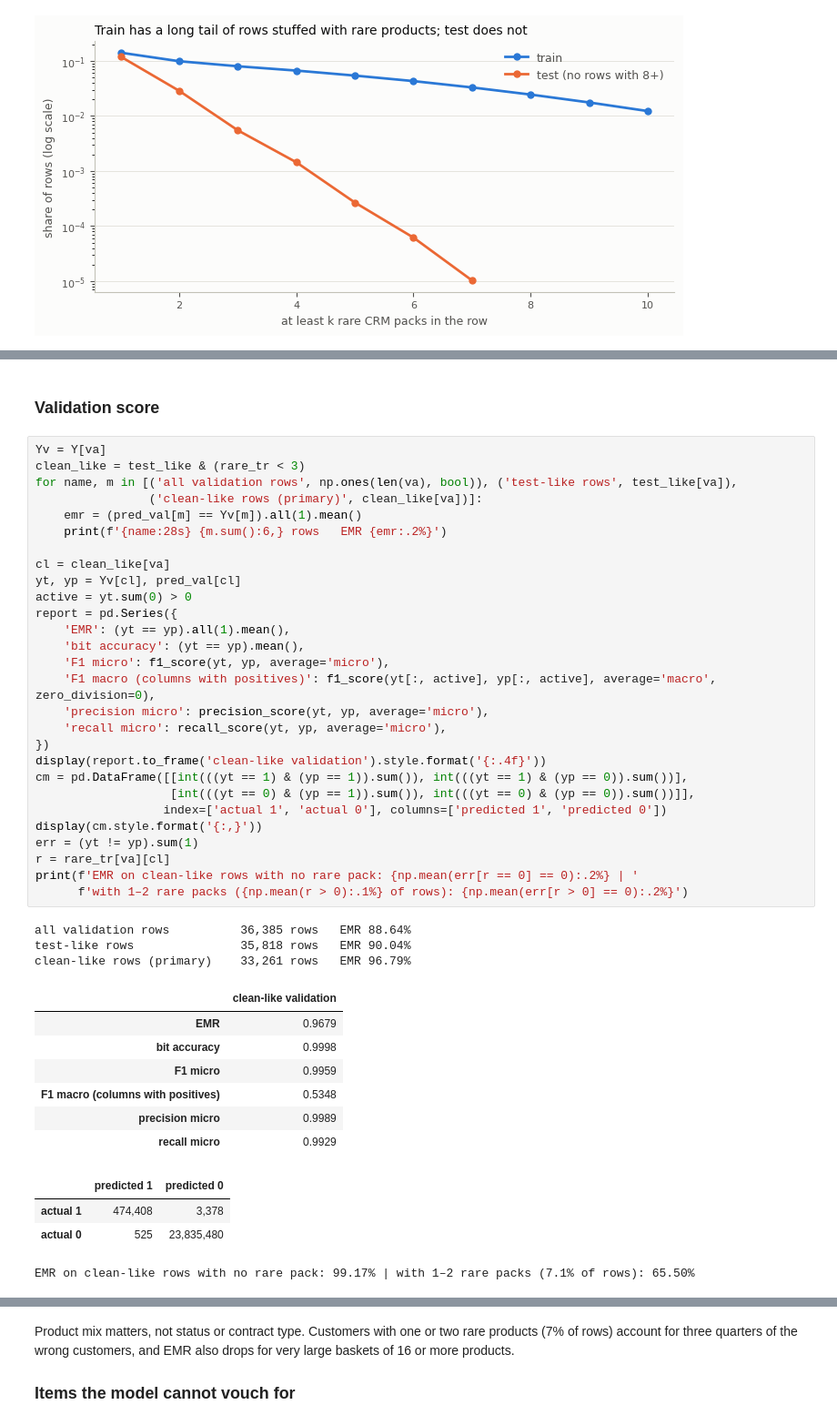
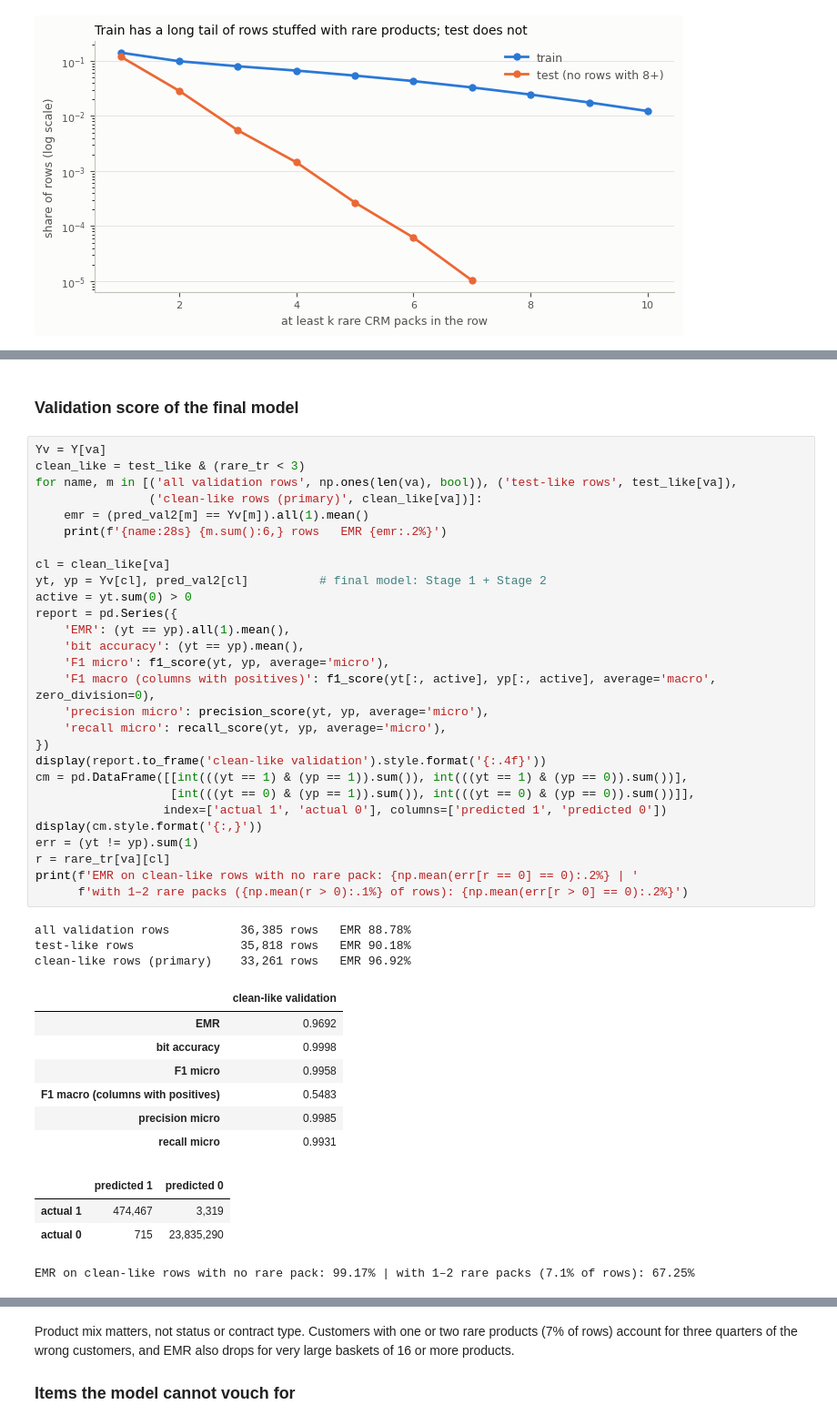
Before and after one commit to therealblitz00/ECQ, a Jupyter notebook: notebooks/03_sprint3_final.ipynb, the cells around one changed output, grey strips where cells are left out. Shown at 91% size. Cells and saved outputs as stored; diff of their text form.

```diff
--- a/notebooks/03_sprint3_final.ipynb
+++ b/notebooks/03_sprint3_final.ipynb
@@ -476,46 +539,46 @@ dropped 10,476 suspected-corrupted training rows; fitted 731 models on 43,552 un
 # %% [markdown]
-### Validation score
+### Validation score of the final model
 # %%
 Yv = Y[va]
 clean_like = test_like & (rare_tr < 3)
 for name, m in [('all validation rows', np.ones(len(va), bool)), ('test-like rows', test_like[va]),
                 ('clean-like rows (primary)', clean_like[va])]:
-    emr = (pred_val[m] == Yv[m]).all(1).mean()
+    emr = (pred_val2[m] == Yv[m]).all(1).mean()
     print(f'{name:28s} {m.sum():6,} rows   EMR {emr:.2%}')
 
 cl = clean_like[va]
-yt, yp = Yv[cl], pred_val[cl]
+yt, yp = Yv[cl], pred_val2[cl]          # final model: Stage 1 + Stage 2
 active = yt.sum(0) > 0
 report = pd.Series({
     'EMR': (yt == yp).all(1).mean(),
     'bit accuracy': (yt == yp).mean(),
     'F1 micro': f1_score(yt, yp, average='micro'),
     'F1 macro (columns with positives)': f1_score(yt[:, active], yp[:, active], average='macro', zero_division=0),
     'precision micro': precision_score(yt, yp, average='micro'),
     'recall micro': recall_score(yt, yp, average='micro'),
 })
 display(report.to_frame('clean-like validation').style.format('{:.4f}'))
 cm = pd.DataFrame([[int(((yt == 1) & (yp == 1)).sum()), int(((yt == 1) & (yp == 0)).sum())],
                    [int(((yt == 0) & (yp == 1)).sum()), int(((yt == 0) & (yp == 0)).sum())]],
                   index=['actual 1', 'actual 0'], columns=['predicted 1', 'predicted 0'])
 display(cm.style.format('{:,}'))
 err = (yt != yp).sum(1)
 r = rare_tr[va][cl]
 print(f'EMR on clean-like rows with no rare pack: {np.mean(err[r == 0] == 0):.2%} | '
       f'with 1–2 rare packs ({np.mean(r > 0):.1%} of rows): {np.mean(err[r > 0] == 0):.2%}')
 # %% [output]
-all validation rows          36,385 rows   EMR 88.64%
-test-like rows               35,818 rows   EMR 90.04%
-clean-like rows (primary)    33,261 rows   EMR 96.79%
+all validation rows          36,385 rows   EMR 88.78%
+test-like rows               35,818 rows   EMR 90.18%
+clean-like rows (primary)    33,261 rows   EMR 96.92%
 |  | clean-like validation |
-| EMR | 0.9679 |
+| EMR | 0.9692 |
 | bit accuracy | 0.9998 |
-| F1 micro | 0.9959 |
-| F1 macro (columns with positives) | 0.5348 |
-| precision micro | 0.9989 |
-| recall micro | 0.9929 |
+| F1 micro | 0.9958 |
+| F1 macro (columns with positives) | 0.5483 |
+| precision micro | 0.9985 |
+| recall micro | 0.9931 |
 |  | predicted 1 | predicted 0 |
-| actual 1 | 474,408 | 3,378 |
-| actual 0 | 525 | 23,835,480 |
+| actual 1 | 474,467 | 3,319 |
+| actual 0 | 715 | 23,835,290 |
-EMR on clean-like rows with no rare pack: 99.17% | with 1–2 rare packs (7.1% of rows): 65.50%
+EMR on clean-like rows with no rare pack: 99.17% | with 1–2 rare packs (7.1% of rows): 67.25%
 # %% [markdown]
```
Also changed, not shown: parts of 53 cells of this notebook, 3 other files.
